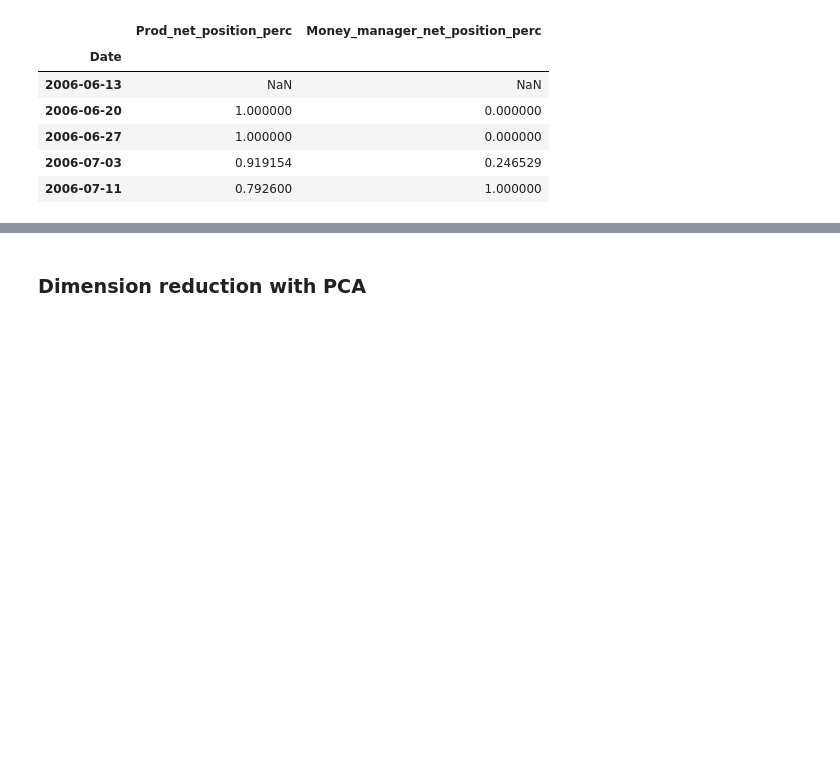
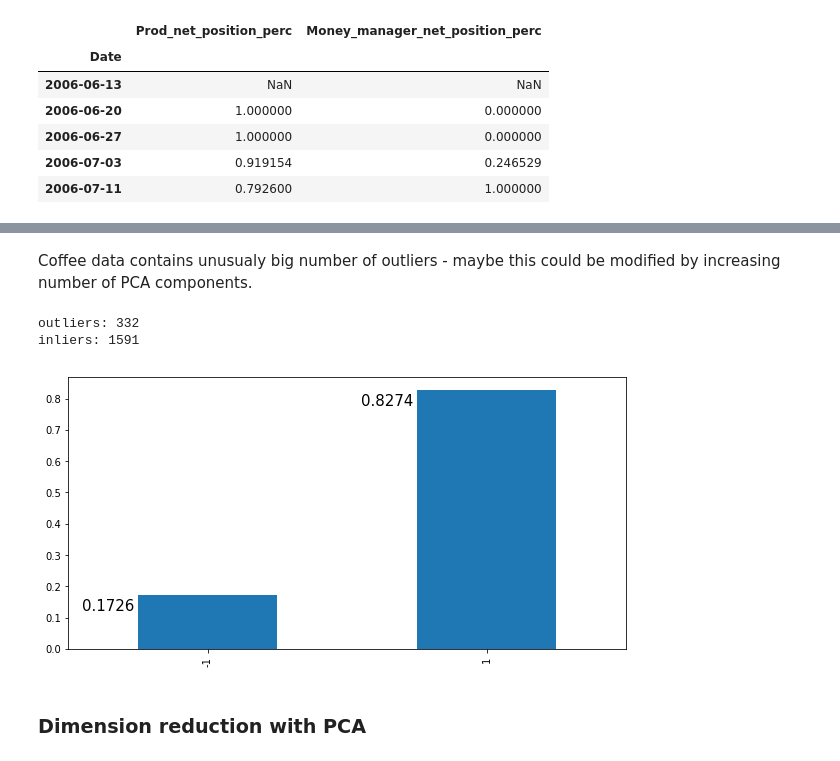
Before and after one commit to IzidoroBaltazar/MachineLearningEngineer, a Jupyter notebook: capstone_project/trading_project.ipynb, the cells around one changed output, grey strips where cells are left out. Cells and saved outputs as stored; diff of their text form; code cells hidden in the pictures; blank space fills up the shorter version.

```diff
--- a/capstone_project/trading_project.ipynb
+++ b/capstone_project/trading_project.ipynb
@@ -561,3 +625,11 @@ coffee_train, coffee_test, coffee_label_train, coffee_label_test, coffee_validat
+# %% [markdown]
+Coffee data contains unusualy big number of outliers - maybe this could be modified by increasing number of PCA components.
+# %%
+plot_hist_perc(modified_coffee)
+# %% [output]
+outliers: 332
+inliers: 1591
+[figure, added]
 # %%
 def create_pca_training(df, df_pca, name, validation=0.2):
     gdf = pd.DataFrame(pca_transform(df.loc[df.index < '2018-1-1'], df_pca))
```
Also changed, not shown: parts of 21 cells of this notebook, 21 other files.
